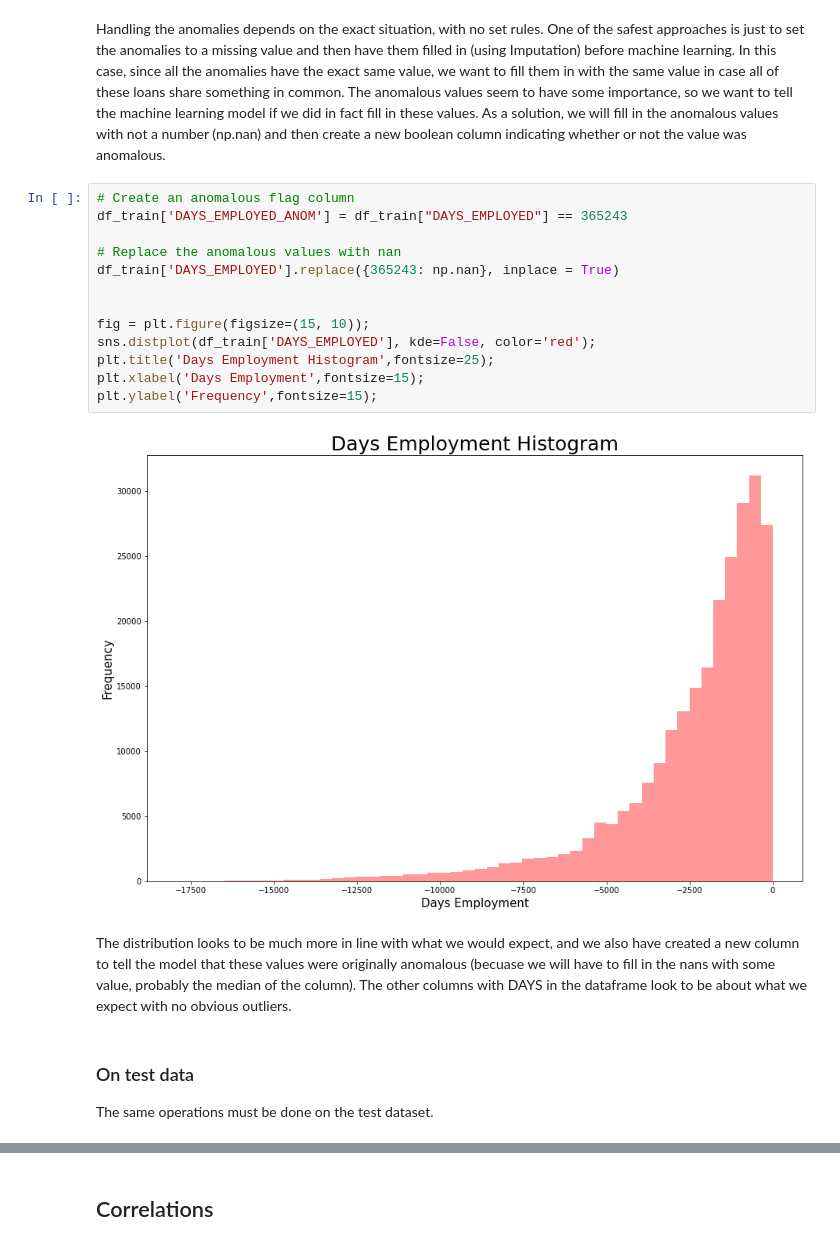
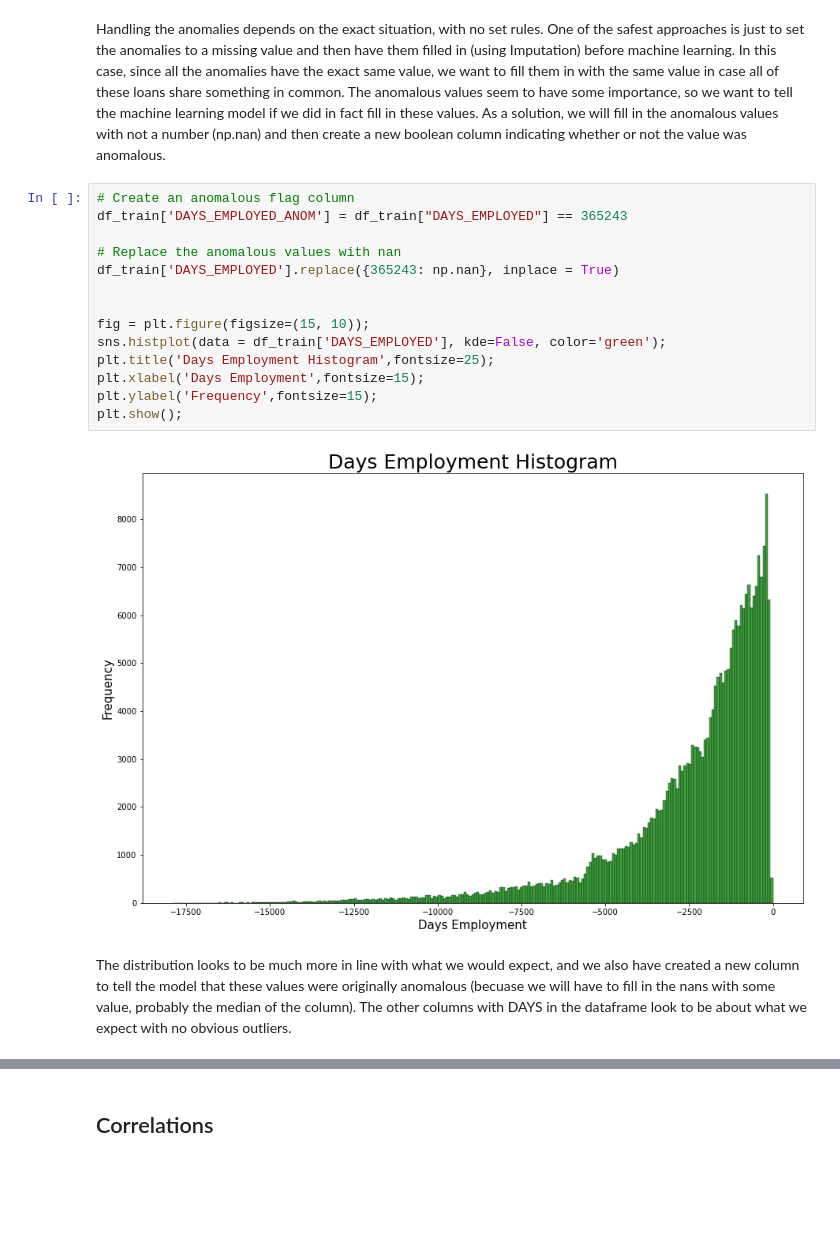
Before and after one commit to mbartcus/OC-projects, a Jupyter notebook: oc_4/Bartcus_Marius_1_notebook_052022.ipynb, the cells around one changed output, grey strips where cells are left out. Cells and saved outputs as stored; diff of their text form; blank space fills up the shorter version.

Commit message:
data description + Examinning missing values + univariate data analyse  - - of df_train

```diff
--- a/oc_4/Bartcus_Marius_1_notebook_052022.ipynb
+++ b/oc_4/Bartcus_Marius_1_notebook_052022.ipynb
@@ -390,21 +948,18 @@ Handling the anomalies depends on the exact situation, with no set rules. One of
 # %%
 # Create an anomalous flag column
 df_train['DAYS_EMPLOYED_ANOM'] = df_train["DAYS_EMPLOYED"] == 365243
 
 # Replace the anomalous values with nan
 df_train['DAYS_EMPLOYED'].replace({365243: np.nan}, inplace = True)
 
 
 fig = plt.figure(figsize=(15, 10));
-sns.distplot(df_train['DAYS_EMPLOYED'], kde=False, color='red');
+sns.histplot(data = df_train['DAYS_EMPLOYED'], kde=False, color='green');
 plt.title('Days Employment Histogram',fontsize=25);
 plt.xlabel('Days Employment',fontsize=15);
 plt.ylabel('Frequency',fontsize=15);
+plt.show();
 # %% [output]
-[figure, old version]
+[figure, new version]
 # %% [markdown]
 The distribution looks to be much more in line with what we would expect, and we also have created a new column to tell the model that these values were originally anomalous (becuase we will have to fill in the nans with some value, probably the median of the column). The other columns with DAYS in the dataframe look to be about what we expect with no obvious outliers.
-# %% [markdown]
-### On test data
-
-The same operations must be done on the test dataset.
```
Also changed, not shown: parts of 127 cells of this notebook, 2 other files.
